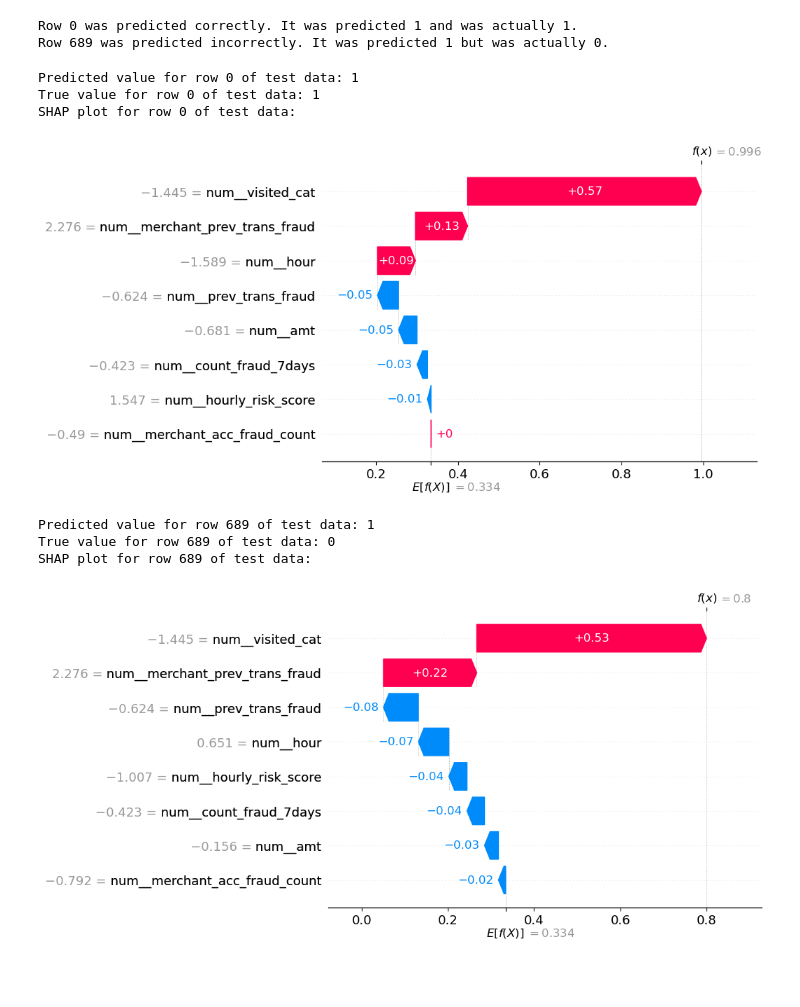
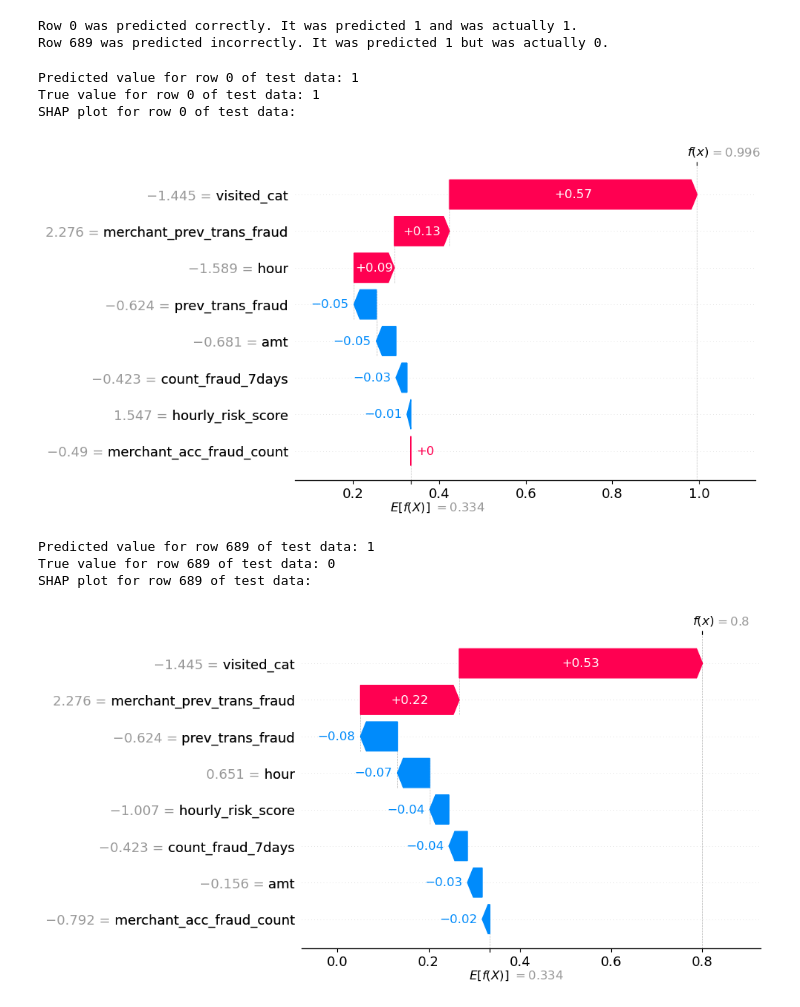
Before and after one commit to annccyn/dsa4263_project, a Jupyter notebook: Model Run with Test Data.ipynb, the cells around one changed output. Cells and saved outputs as stored; diff of their text form; code cells hidden in the pictures; blank space fills up the shorter version.

Commit message:
Cleaned graph title and labels

```diff
--- a/Model Run with Test Data.ipynb
+++ b/Model Run with Test Data.ipynb
@@ -279,7 +279,7 @@ AUC: 0.9969
 # %%
 # Obtain test values after preprocessing and applying Lasso
 X_test_transformed = best_lasso_pipe.named_steps['feature_selection'].transform(best_lasso_pipe.named_steps['preprocessor'].transform(X_test))
-X_test_transformed_df = pd.DataFrame(X_test_transformed, columns=selected_features)
+X_test_transformed_df = pd.DataFrame(X_test_transformed, columns=[x[5:] for x in selected_features])
 
 # Use SHAP to explain test results
 explainer = shap.TreeExplainer(best_lasso_pipe.named_steps['classifier'])
@@ -298,26 +298,26 @@ Row 689 was predicted incorrectly. It was predicted 1 but was actually 0.
 # %%
 # Plot waterfall plot for correctly labelled
 print(f'Predicted value for row 0 of test data: {y_pred_test[0]}')
 print(f'True value for row 0 of test data: {y_test[0]}')
 
 explanation_0 = shap.Explanation(values=shap_values[0, :, 1],
                                 base_values=explainer.expected_value[1],
-                                data=pd.DataFrame(X_test_transformed, columns=selected_features).iloc[0])
+                                data=X_test_transformed_df.iloc[0])
 
 print('SHAP plot for row 0 of test data:')
 shap.plots.waterfall(explanation_0)
 # %% [output]
 Predicted value for row 0 of test data: 1
 True value for row 0 of test data: 1
 SHAP plot for row 0 of test data:
-[figure, old version]
+[figure, new version]
 # %%
 print(f'Predicted value for row 689 of test data: {y_pred_test[689]}')
 print(f'True value for row 689 of test data: {y_test[689]}')
 
 explanation_689 = shap.Explanation(values=shap_values[689, :, 1],
                                 base_values=explainer.expected_value[1],
-                                data=pd.DataFrame(X_test_transformed, columns=selected_features).iloc[689])
+                                data=X_test_transformed_df.iloc[689])
 
 print('SHAP plot for row 689 of test data:')
 shap.plots.waterfall(explanation_689)
@@ -325,4 +325,4 @@ shap.plots.waterfall(explanation_689)
 Predicted value for row 689 of test data: 1
 True value for row 689 of test data: 0
 SHAP plot for row 689 of test data:
-[figure, old version]
+[figure, new version]
```
Also changed, not shown: parts of 1 cell of this notebook.
